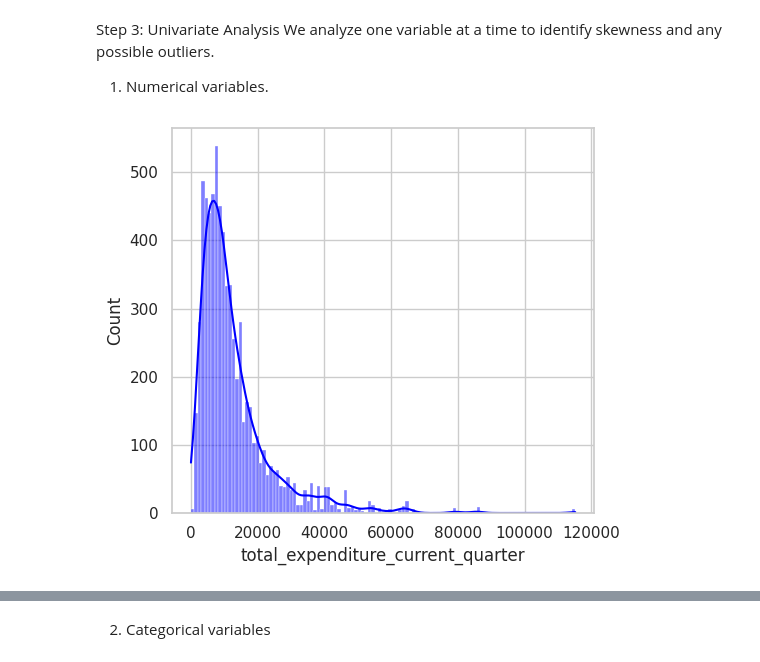
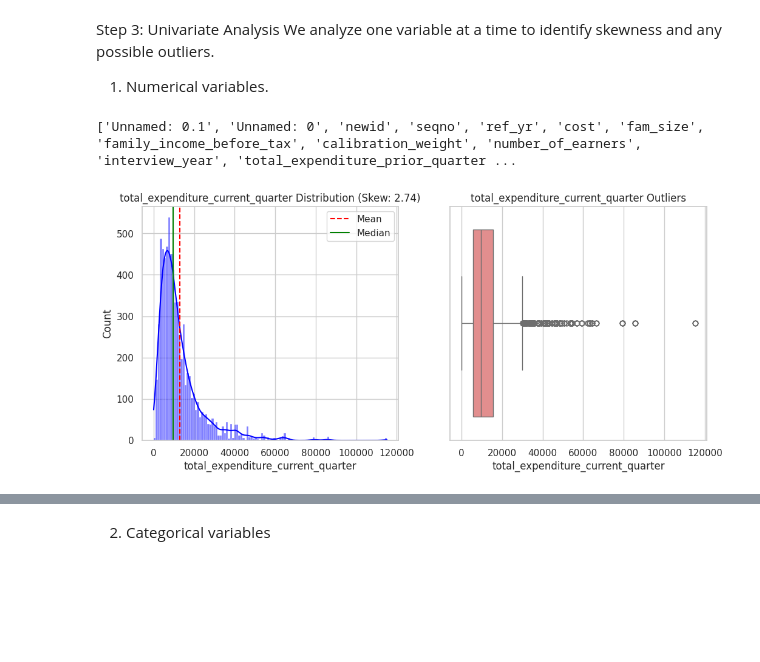
Before and after one commit to Alain-16/Digital_Product_Insights, a Jupyter notebook: DigitalProductEDA.ipynb, the cells around one changed output, grey strips where cells are left out. Cells and saved outputs as stored; diff of their text form; code cells hidden in the pictures; blank space fills up the shorter version.

```diff
--- a/DigitalProductEDA.ipynb
+++ b/DigitalProductEDA.ipynb
@@ -92,21 +92,22 @@ We analyze one variable at a time to identify skewness and any possible outliers
 # %%
 num_cols = df.select_dtypes(include=[np.number]).columns.tolist()
 print(num_cols)
 
 col = "total_expenditure_current_quarter"
 
 plt.figure(figsize=(12,5))
 plt.subplot(1,2,1)
 sns.histplot(df[col],kde=True,color='blue')
-plt.axvline(df[col].mean(), color = 'red', linestyle='__',label='Mean')
+plt.axvline(df[col].mean(), color = 'red', linestyle='--',label='Mean')
 plt.axvline(df[col].median(),color ='green',linestyle='-', label='Median')
 plt.title(f'{col} Distribution (Skew: {df[col].skew():.2f})')
 plt.legend()
 
 plt.subplot(1,2,2)
 sns.boxplot(x=df[col],color='lightcoral')
 plt.title(f'{col} Outliers')
-
 plt.show()
+plt.show()
 # %% [output]
+['Unnamed: 0.1', 'Unnamed: 0', 'newid', 'seqno', 'ref_yr', 'cost', 'fam_size', 'family_income_before_tax', 'calibration_weight', 'number_of_earners', 'interview_year', 'total_expenditure_prior_quarter ...
-[figure, old version]
+[figure, new version]
```
Also changed, not shown: parts of 5 cells of this notebook.
